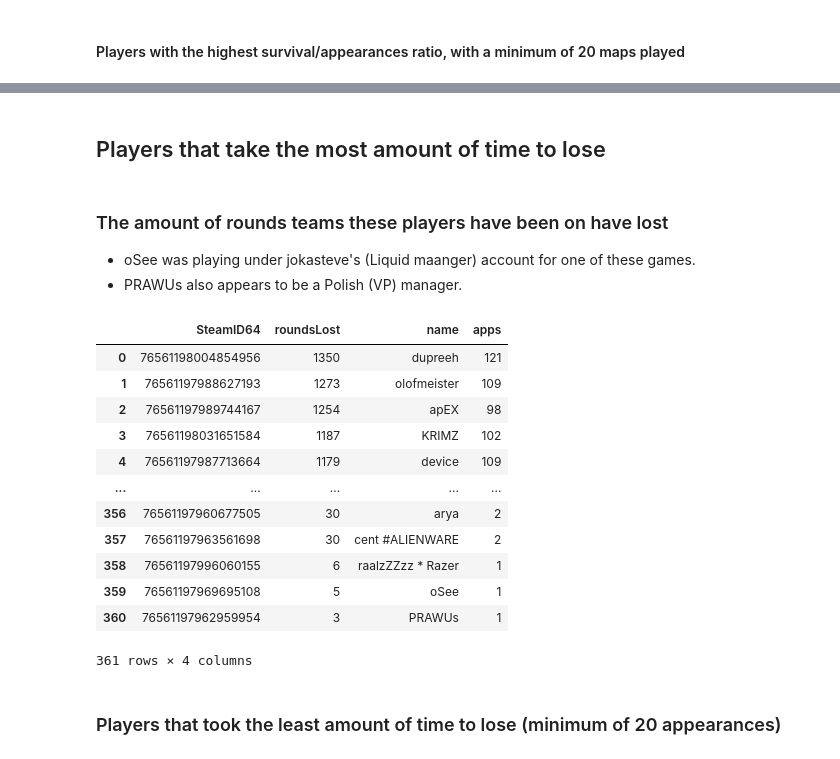
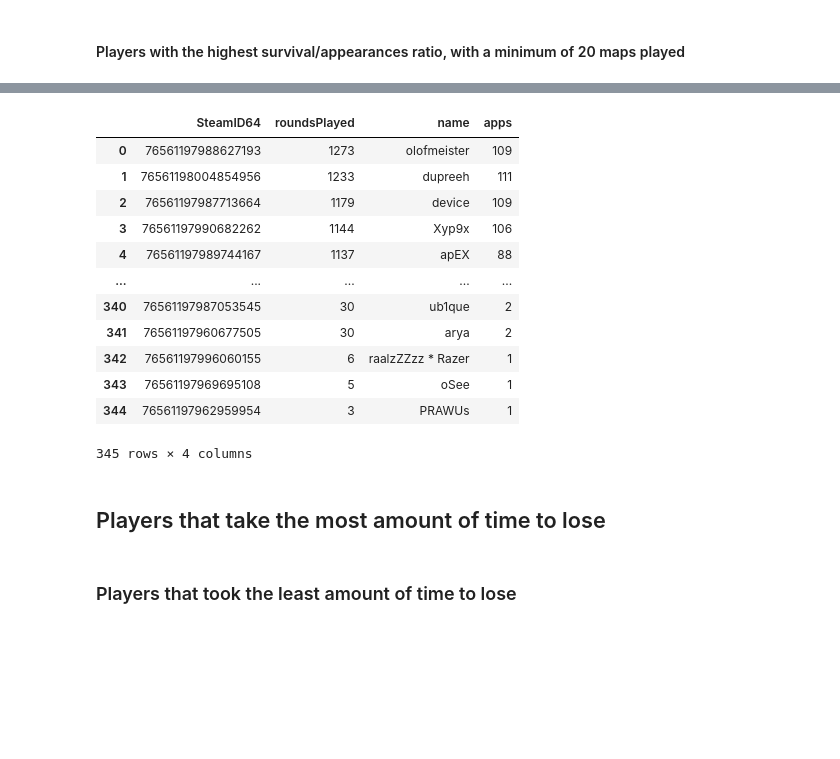
Before and after one commit to bevan-philip/have-cs-rounds-become-slower, a Jupyter notebook: analysis.ipynb, the cells around one changed output, grey strips where cells are left out. Cells and saved outputs as stored; diff of their text form; code cells hidden in the pictures; blank space fills up the shorter version.

```diff
--- a/analysis.ipynb
+++ b/analysis.ipynb
@@ -245,30 +222,25 @@ savingPlayers.loc[savingPlayers['apps'] > 20 ].sort_values(by='mostSaved', ascen
+# %%
+csgo_df.losingPlayers.explode().value_counts().to_frame().reset_index().rename(columns={"index":"SteamID64", "losingPlayers": "roundsPlayed"}).merge(players_df)
+# %% [output]
+|  | SteamID64 | roundsPlayed | name | apps |
+| 0 | 76561197988627193 | 1273 | olofmeister | 109 |
+| 1 | 76561198004854956 | 1233 | dupreeh | 111 |
+| 2 | 76561197987713664 | 1179 | device | 109 |
+| 3 | 76561197990682262 | 1144 | Xyp9x | 106 |
+| 4 | 76561197989744167 | 1137 | apEX | 88 |
+| ... | ... | ... | ... | ... |
+| 340 | 76561197987053545 | 30 | ub1que | 2 |
+| 341 | 76561197960677505 | 30 | arya | 2 |
+| 342 | 76561197996060155 | 6 | raalzZZzz * Razer | 1 |
+| 343 | 76561197969695108 | 5 | oSee | 1 |
+| 344 | 76561197962959954 | 3 | PRAWUs | 1 |
+345 rows × 4 columns
 # %% [markdown]
 ## Players that take the most amount of time to lose
 # %%
 durations = csgo_df.explode("losingPlayers").reset_index()[["duration", "losingPlayers"]].rename(columns={"losingPlayers": "SteamID64"}).merge(players_df)[["duration", "name", "apps"]]
-# %% [markdown]
-### The amount of rounds teams these players have been on have lost
-- oSee was playing under jokasteve's (Liquid maanger) account for one of these games.
-- PRAWUs also appears to be a Polish (VP) manager.
-# %%
-csgo_df.losingPlayers.explode().value_counts().to_frame().reset_index().rename(columns={"index":"SteamID64", "losingPlayers": "roundsLost"}).merge(players_df)
-;
-# %% [output]
-|  | SteamID64 | roundsLost | name | apps |
-| 0 | 76561198004854956 | 1350 | dupreeh | 121 |
-| 1 | 76561197988627193 | 1273 | olofmeister | 109 |
-| 2 | 76561197989744167 | 1254 | apEX | 98 |
-| 3 | 76561198031651584 | 1187 | KRIMZ | 102 |
-| 4 | 76561197987713664 | 1179 | device | 109 |
-| ... | ... | ... | ... | ... |
-| 356 | 76561197960677505 | 30 | arya | 2 |
-| 357 | 76561197963561698 | 30 | cent #ALIENWARE | 2 |
-| 358 | 76561197996060155 | 6 | raalzZZzz * Razer | 1 |
-| 359 | 76561197969695108 | 5 | oSee | 1 |
-| 360 | 76561197962959954 | 3 | PRAWUs | 1 |
-361 rows × 4 columns
 # %% [markdown]
-### Players that took the least amount of time to lose (minimum of 20 appearances)
+### Players that took the least amount of time to lose
 # %%
 durations.loc[durations['apps'] > 20 ].groupby('name').agg(list).applymap(np.mean).sort_values(by='duration').head(30)
 # %% [output]
```
Also changed, not shown: parts of 19 cells of this notebook.
